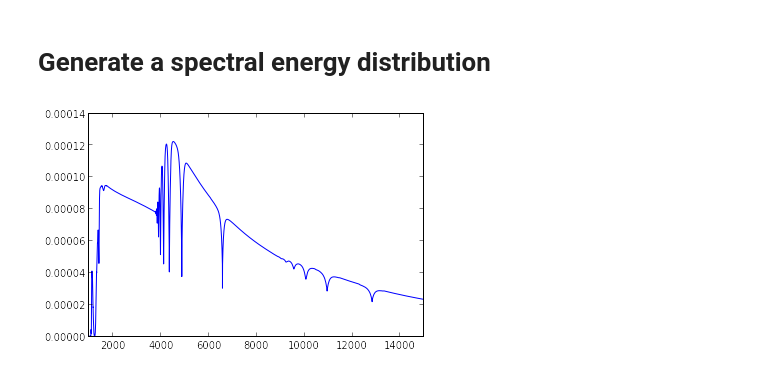
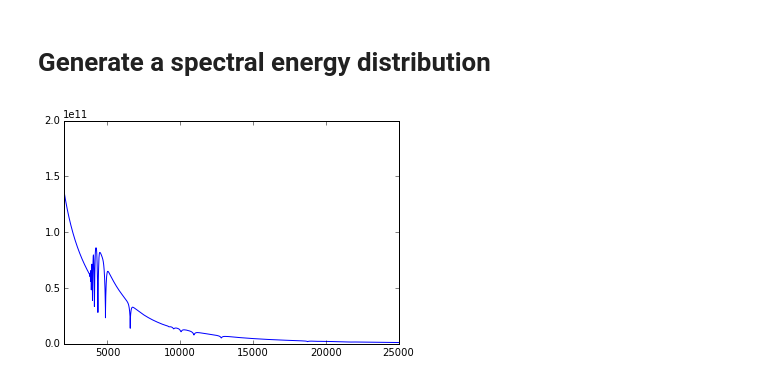
Before and after one commit to astroJeff/HS2220, a Jupyter notebook: notebook/Spectral Energy Distribution.ipynb, the cells around one changed output. Saved outputs shown, nothing was run; the diff lists cells and outputs as text; code cells hidden in the pictures.

```diff
--- a/notebook/Spectral Energy Distribution.ipynb
+++ b/notebook/Spectral Energy Distribution.ipynb
@@ -8,18 +8,30 @@ import numpy as np
 
 # Import SEDs
 datafile = os.path.abspath("../SED/HS2220+2146A_SED")
-names = ["wavelength","luminosity"]
+names = ["wavelength","flux"]
 SED_A = np.genfromtxt(datafile, dtype=None, usecols=range(len(names)), names=names)
 
 datafile = os.path.abspath("../SED/HS2220+2146B_SED")
-names = ["wavelength","luminosity"]
+names = ["wavelength","flux"]
 SED_B = np.genfromtxt(datafile, dtype=None, usecols=range(len(names)), names=names)
+
+datafile = os.path.abspath("../SED/Test_SED")
+names = ["wavelength","flux"]
+Test = np.genfromtxt(datafile, dtype=None, usecols=range(len(names)), names=names)
+
+
+# Convert from F to nu*F
+Test["flux"] = Test["flux"]/Test["wavelength"] * 3.0e18
+SED_A["flux"] = SED_A["flux"]/SED_A["wavelength"] * 3.0e18
+SED_B["flux"] = SED_B["flux"]/SED_B["wavelength"] * 3.0e18
 # %%
-plt.plot(SED_A["wavelength"], SED_A["luminosity"])
-plt.xlim(1000.0, 15000.0)
+#plt.plot(Test["wavelength"], Test["flux"])
+plt.plot(SED_A["wavelength"], SED_A["flux"])
+plt.xlim(2000.0, 25000.0)
+
 
 plt.show()
 # %% [output]
-[figure, old version]
+[figure, new version]
 # %%
 # HS 2220+2146A magnitudes
```
Also changed, not shown: parts of 13 cells of this notebook, 5 other files.
